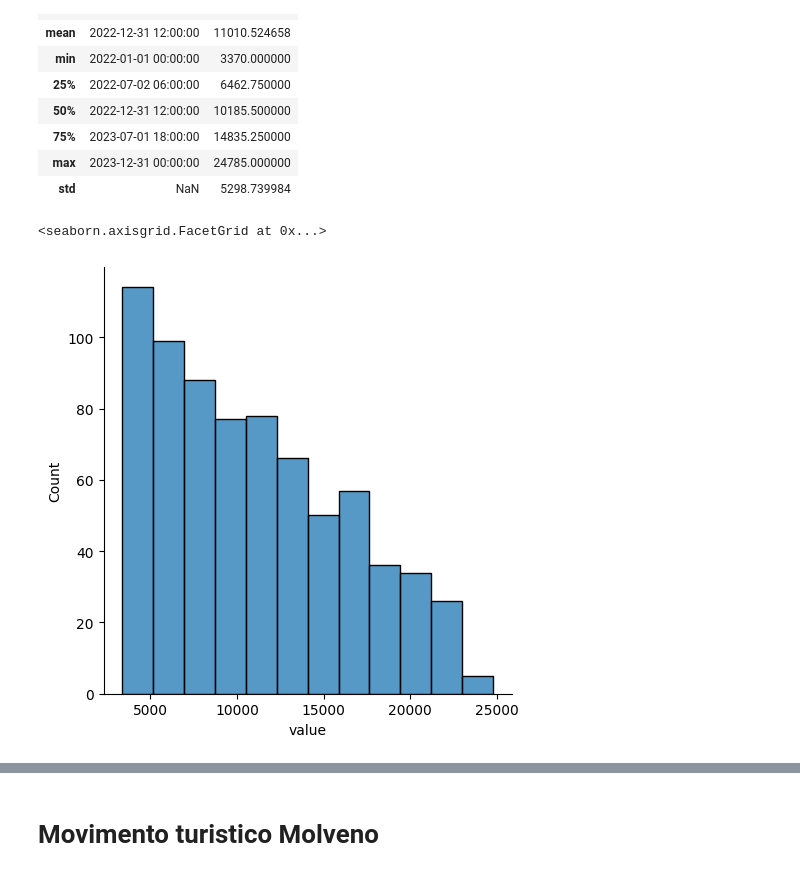
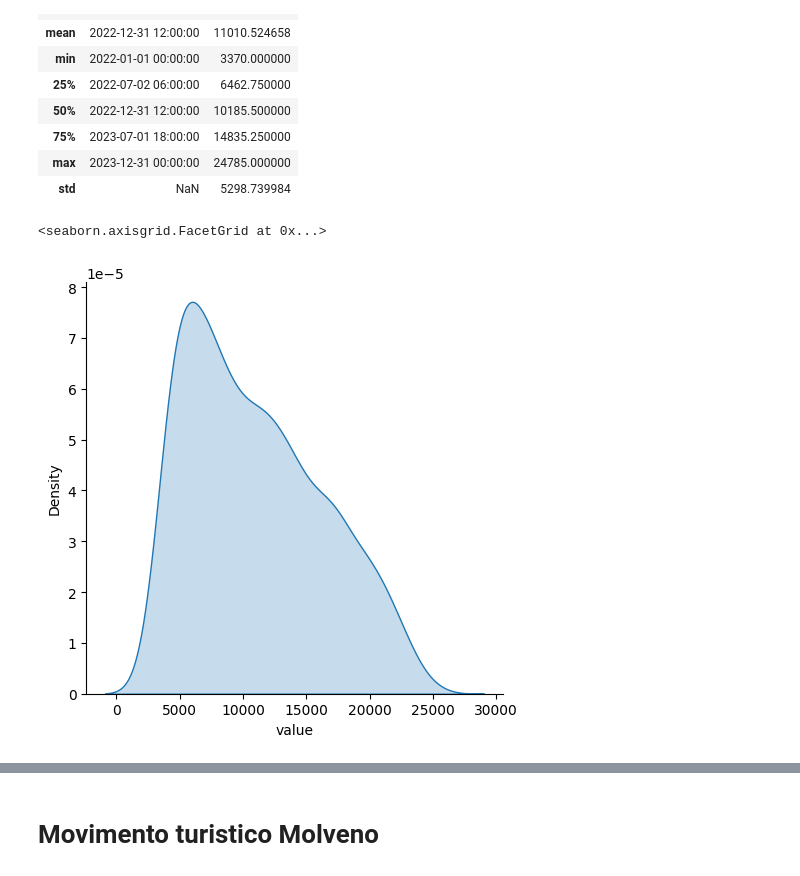
Before and after one commit to tn-aixpa/datiturismo, a Jupyter notebook: experiments/6.1.presence_variable_estimation.ipynb, the cells around one changed output, grey strips where cells are left out. Saved outputs shown, nothing was run; the diff lists cells and outputs as text; code cells hidden in the pictures.

```diff
--- a/experiments/6.1.presence_variable_estimation.ipynb
+++ b/experiments/6.1.presence_variable_estimation.ipynb
@@ -99,3 +74,0 @@ movimento_turistico_df
-# %%
-concat_df = pd.concat([vodafone_apt_tourists.set_index("date"), movimento_turistico_df.set_index("giorno")], axis=1).reset_index()
-concat_df
@@ -175,7 +136,7 @@ vodafone_apt_tourists.describe()
 | max | 2023-12-31 00:00:00 | 24785.000000 |
 | std | NaN | 5298.739984 |
 # %%
-sns.displot(vodafone_apt_tourists, x="value")
+sns.displot(vodafone_apt_tourists, x="value", kind="kde", fill=True)
 # %% [output]
 <seaborn.axisgrid.FacetGrid at 0x...>
-[figure, old version]
+[figure, new version]
```
Also changed, not shown: parts of 16 cells of this notebook, 1 other file.
